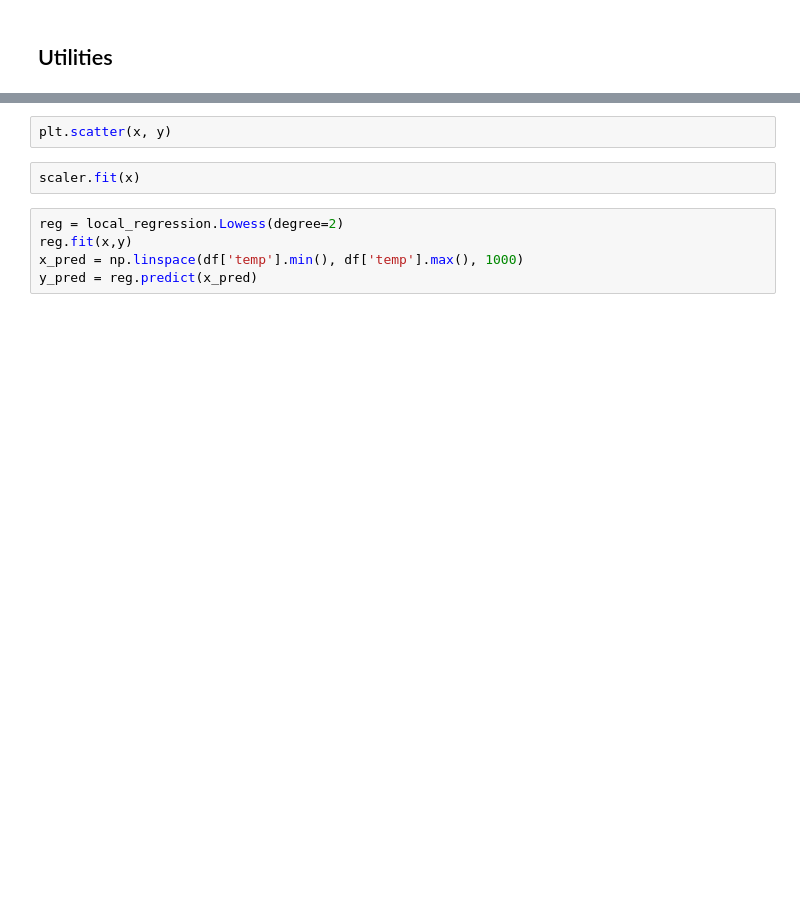
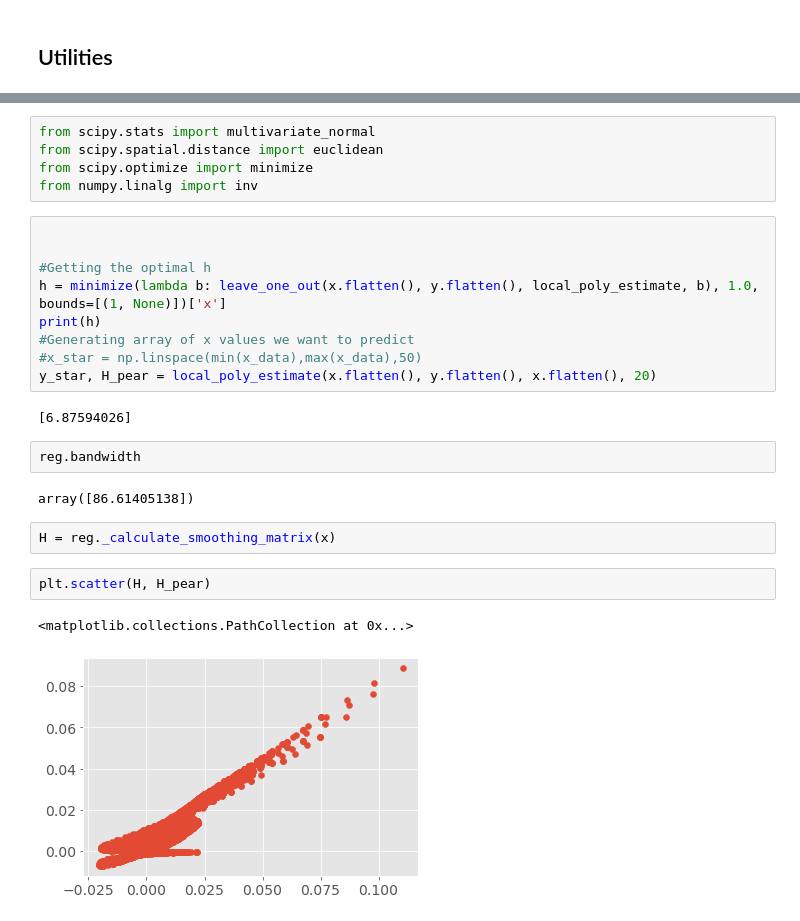
Before and after one commit to JulietteFranque/SDS383D_JF, a Jupyter notebook: exercises-06/notebooks/local_polynomial_regression.ipynb, the cells around one changed output, grey strips where cells are left out. Saved outputs shown, nothing was run; the diff lists cells and outputs as text; blank space fills up the shorter version.

```diff
--- a/exercises-06/notebooks/local_polynomial_regression.ipynb
+++ b/exercises-06/notebooks/local_polynomial_regression.ipynb
@@ -53,9 +262,27 @@ x_data.shape
+# %%
+from scipy.stats import multivariate_normal
+from scipy.spatial.distance import euclidean
+from scipy.optimize import minimize
+from numpy.linalg import inv
+# %%
+
+
+#Getting the optimal h
+h = minimize(lambda b: leave_one_out(x.flatten(), y.flatten(), local_poly_estimate, b), 1.0, bounds=[(1, None)])['x']
+print(h)
+#Generating array of x values we want to predict
+#x_star = np.linspace(min(x_data),max(x_data),50)
+y_star, H_pear = local_poly_estimate(x.flatten(), y.flatten(), x.flatten(), 20)
+# %% [output]
+[6.87594026]
+# %%
+reg.bandwidth
+# %% [output]
+array([86.61405138])
+# %%
+H = reg._calculate_smoothing_matrix(x)
 # %%
-plt.scatter(x, y)
+plt.scatter(H, H_pear)
+# %% [output]
+<matplotlib.collections.PathCollection at 0x...>
+[figure, added]
-# %%
-scaler.fit(x)
-# %%
-reg = local_regression.Lowess(degree=2)
-reg.fit(x,y)
-x_pred = np.linspace(df['temp'].min(), df['temp'].max(), 1000)
-y_pred = reg.predict(x_pred)
```
Also changed, not shown: parts of 22 cells of this notebook, 1 other file.
